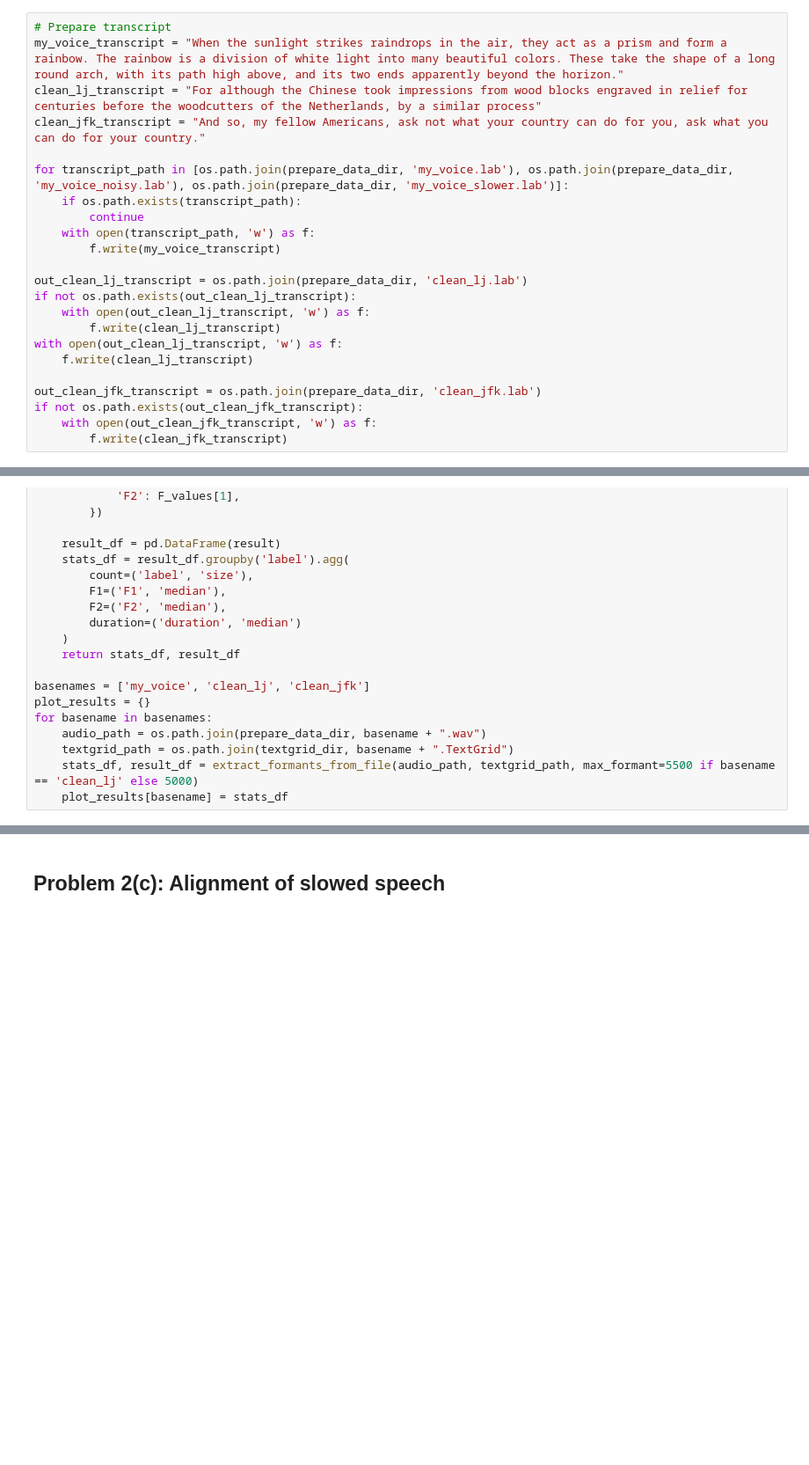
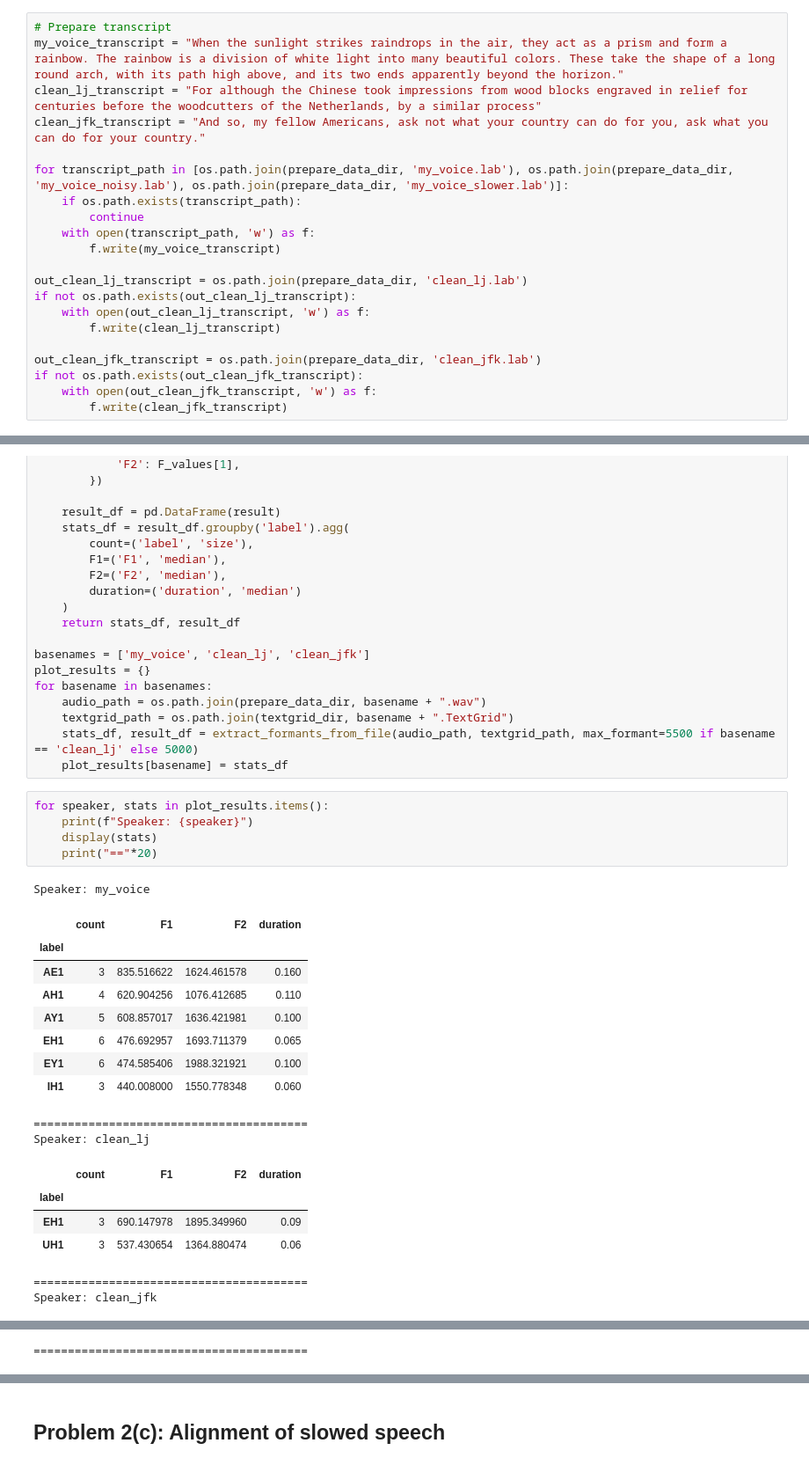
Before and after one commit to Morris88826/CSCE630_Speech_Processing, a Jupyter notebook: hw2/problem2.ipynb, the cells around one changed output, grey strips where cells are left out. Shown at 88% size. Drawn from its saved outputs; the diff is of its cells as text; blank space fills up the shorter version.

```diff
--- a/hw2/problem2.ipynb
+++ b/hw2/problem2.ipynb
@@ -40,8 +40,6 @@ out_clean_lj_transcript = os.path.join(prepare_data_dir, 'clean_lj.lab')
 if not os.path.exists(out_clean_lj_transcript):
     with open(out_clean_lj_transcript, 'w') as f:
         f.write(clean_lj_transcript)
-with open(out_clean_lj_transcript, 'w') as f:
-    f.write(clean_lj_transcript)
 
 out_clean_jfk_transcript = os.path.join(prepare_data_dir, 'clean_jfk.lab')
 if not os.path.exists(out_clean_jfk_transcript):
@@ -281,3 +279,26 @@ for basename in basenames:
     textgrid_path = os.path.join(textgrid_dir, basename + ".TextGrid")
     stats_df, result_df = extract_formants_from_file(audio_path, textgrid_path, max_formant=5500 if basename == 'clean_lj' else 5000)
     plot_results[basename] = stats_df
+# %%
+for speaker, stats in plot_results.items():
+    print(f"Speaker: {speaker}")
+    display(stats)
+    print("=="*20)
+# %% [output]
+Speaker: my_voice
+|  | count | F1 | F2 | duration |
+| label |  |  |  |  |
+| AE1 | 3 | 835.516622 | 1624.461578 | 0.160 |
+| AH1 | 4 | 620.904256 | 1076.412685 | 0.110 |
+| AY1 | 5 | 608.857017 | 1636.421981 | 0.100 |
+| EH1 | 6 | 476.692957 | 1693.711379 | 0.065 |
+| EY1 | 6 | 474.585406 | 1988.321921 | 0.100 |
+| IH1 | 3 | 440.008000 | 1550.778348 | 0.060 |
+========================================
+Speaker: clean_lj
+|  | count | F1 | F2 | duration |
+| label |  |  |  |  |
+| EH1 | 3 | 690.147978 | 1895.349960 | 0.09 |
+| UH1 | 3 | 537.430654 | 1364.880474 | 0.06 |
+========================================
+Speaker: clean_jfk
@@ -284,3 +311,4 @@ for basename in basenames:
+========================================
 # %%
 fig, ax = plt.subplots(figsize=(10, 7))
 for speaker, stats in plot_results.items():
```
Also changed, not shown: parts of 2 cells of this notebook, 3 other files.
